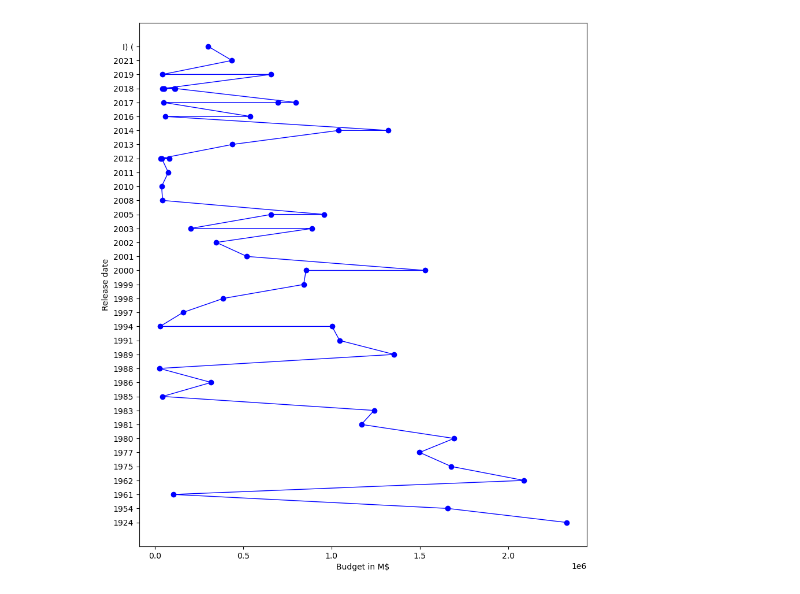
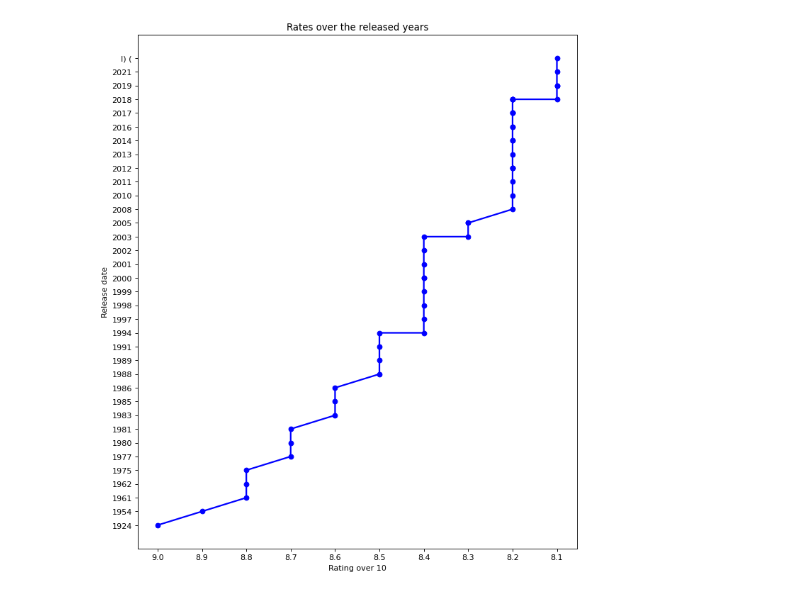
Before and after one commit to N0t10n/Strive_school, a Jupyter notebook: M1_Python/d10_Movie Challenge/action.ipynb, the cells around one changed output. Saved outputs shown, nothing was run; the diff lists cells and outputs as text; code cells hidden in the pictures.

```diff
--- a/M1_Python/d10_Movie Challenge/action.ipynb
+++ b/M1_Python/d10_Movie Challenge/action.ipynb
@@ -120,11 +120,12 @@ df
 | 48 | Rush | I) ( | Ron Howard | 8.1 | 123 | Action, Biography, Drama | Daniel Brühl, Chris Hemsworth, Ol... | 436439 | ... |
 | 49 | Le Mans '66 | 2019 | James Mangold | 8.1 | 152 | Action, Biography, Drama | Matt Damon, Christian Bale, Jon B... | 302343 | ... |
 # %%
-plt.figure(figsize = (10, 12), dpi = 100)
-plt.plot(data_df["Budget in M$"], sorted(data_df["Release date"]), color = "b", linewidth = 1, marker = "o")
-plt.xlabel("Budget in M$")
+plt.figure(figsize = (10, 12), dpi = 80)
+plt.plot(data_df["Rating over 10"], sorted(data_df["Release date"]), color = "b", linewidth = 2, marker = "o")
+plt.xlabel("Rating over 10")
 plt.ylabel("Release date")
 # plt.title("Total profit of all months")
+plt.title("Rates over the released years")
 plt.show()
 # %% [output]
-[figure, old version]
+[figure, new version]
```
